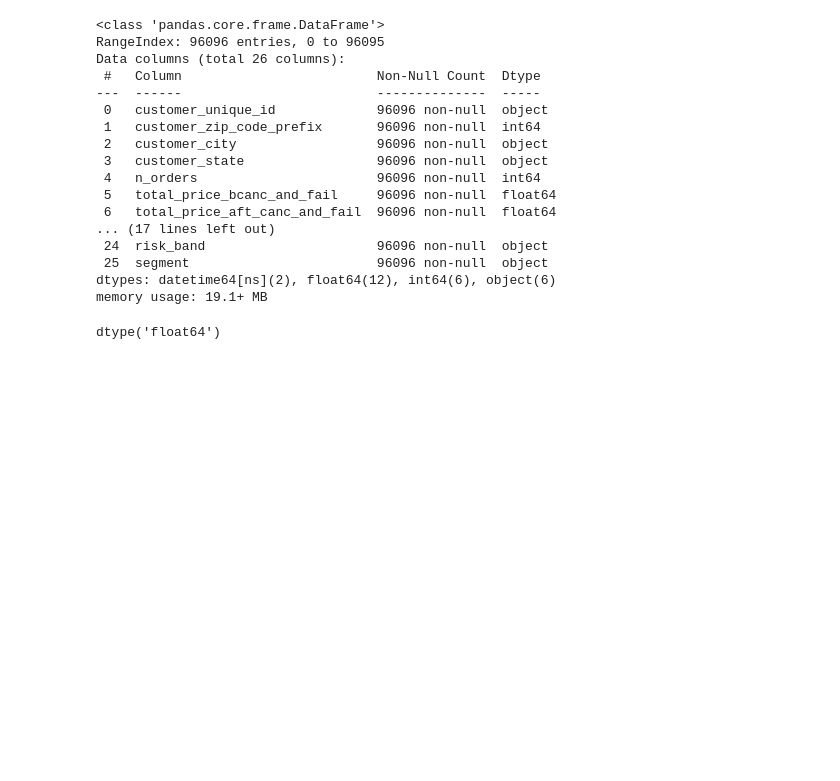
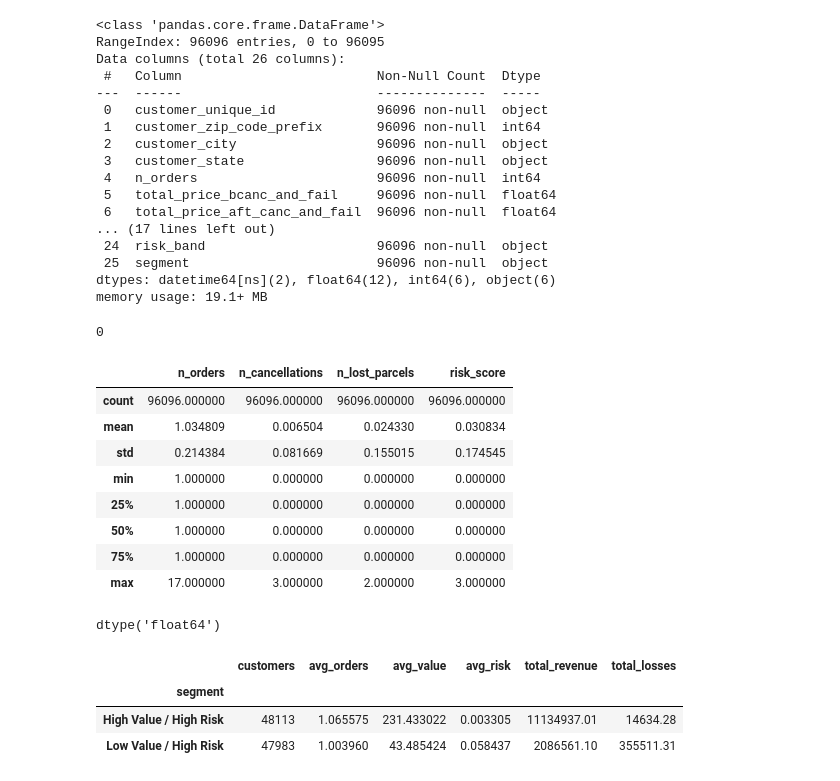
Before and after one commit to alfalfal/business_performance_analysis, a Jupyter notebook: EDA-and-modeling.ipynb, the cells around one changed output. Drawn from its saved outputs; the diff is of its cells as text; code cells hidden in the pictures; blank space fills up the shorter version.

```diff
--- a/EDA-and-modeling.ipynb
+++ b/EDA-and-modeling.ipynb
@@ -70,7 +69,3 @@ The data frame currently contains no duplicate records. However, as a best pract
 print(f'The customer dataframe has {customers.duplicated().sum()} duplicated entries.')
 # %% [output]
 The customer dataframe has 0 duplicated entries.
-# %%
-# DROP DUPLICATES -- IN CASE OF FUTURE ENTRIES --
-
-customers = customers.drop_duplicates()
@@ -162,7 +161,3 @@ The data frame currently contains no duplicate records. However, as a best pract
 print(f'The order items dataframe has {order_items.duplicated().sum()} duplicated entries.')
 # %% [output]
 The order items dataframe has 0 duplicated entries.
-# %%
-# DROP DUPLICATES -- IN CASE OF FUTURE ENTRIES --
-
-order_items = order_items.drop_duplicates()
@@ -227,7 +226,3 @@ The data frame currently contains no duplicate records. However, as a best pract
 print(f'The orders dataframe has {orders.duplicated().sum()} duplicated entries.')
 # %% [output]
 The orders dataframe has 0 duplicated entries.
-# %%
-# DROP DUPLICATES -- IN CASE OF FUTURE ENTRIES --
-
-orders = orders.drop_duplicates()
@@ -873,6 +868,22 @@ Data columns (total 26 columns):
  25  segment                        96096 non-null  object
 dtypes: datetime64[ns](2), float64(12), int64(6), object(6)
 memory usage: 19.1+ MB
+# %%
+df_customers['risk_score'].isnull().sum()
+# %% [output]
+0
+# %%
+df_customers[['n_orders','n_cancellations','n_lost_parcels','risk_score']].describe()
+# %% [output]
+|  | n_orders | n_cancellations | n_lost_parcels | risk_score |
+| count | 96096.000000 | 96096.000000 | 96096.000000 | 96096.000000 |
+| mean | 1.034809 | 0.006504 | 0.024330 | 0.030834 |
+| std | 0.214384 | 0.081669 | 0.155015 | 0.174545 |
+| min | 1.000000 | 0.000000 | 0.000000 | 0.000000 |
+| 25% | 1.000000 | 0.000000 | 0.000000 | 0.000000 |
+| 50% | 1.000000 | 0.000000 | 0.000000 | 0.000000 |
+| 75% | 1.000000 | 0.000000 | 0.000000 | 0.000000 |
+| max | 17.000000 | 3.000000 | 2.000000 | 3.000000 |
 # %%
 # CONVERT DATA TYPE OF THE RISK_SCORE_COLUMN FROM INT64 TO FLOAT64
 
@@ -883,3 +894,17 @@ df_customers['risk_score'] = df_customers['risk_score'].astype('float')
 df_customers['risk_score'].dtype
 # %% [output]
 dtype('float64')
+# %%
+df_customers.groupby('segment').agg(
+    customers=('customer_unique_id','count'),
+    avg_orders=('n_orders','mean'),
+    avg_value=('total_price_aft_canc_and_fail','mean'),
+    avg_risk=('risk_score','mean'),
+    total_revenue=('total_price_aft_canc_and_fail','sum'),
+    total_losses=('total_price_loss','sum')
+).sort_values('total_revenue', ascending=False)
+# %% [output]
+|  | customers | avg_orders | avg_value | avg_risk | total_revenue | total_losses |
+| segment |  |  |  |  |  |  |
+| High Value / High Risk | 48113 | 1.065575 | 231.433022 | 0.003305 | 11134937.01 | 14634.28 |
+| Low Value / High Risk | 47983 | 1.003960 | 43.485424 | 0.058437 | 2086561.10 | 355511.31 |
```
Also changed, not shown: parts of 15 cells of this notebook.
